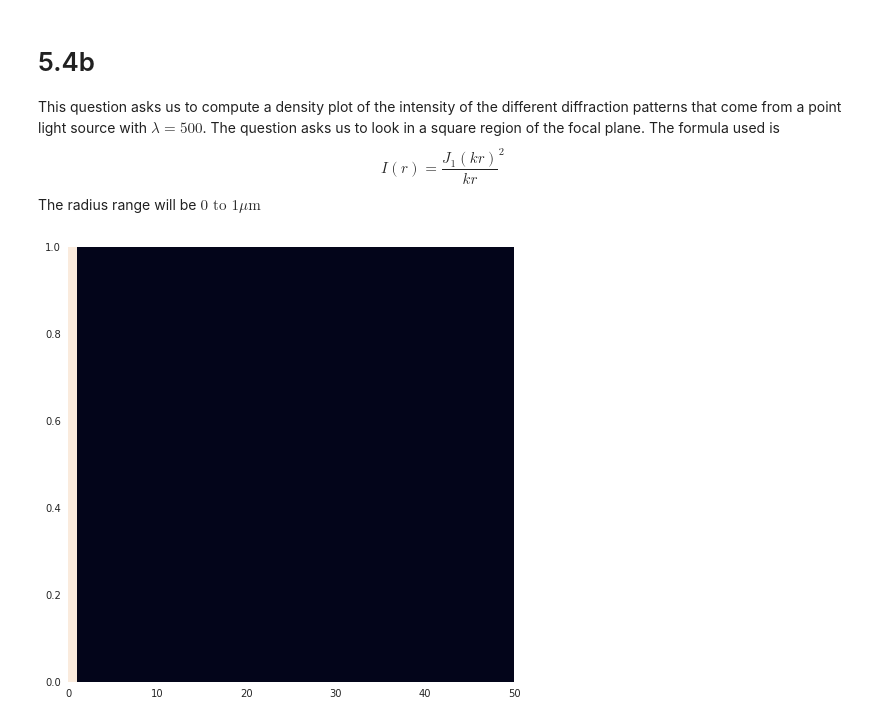
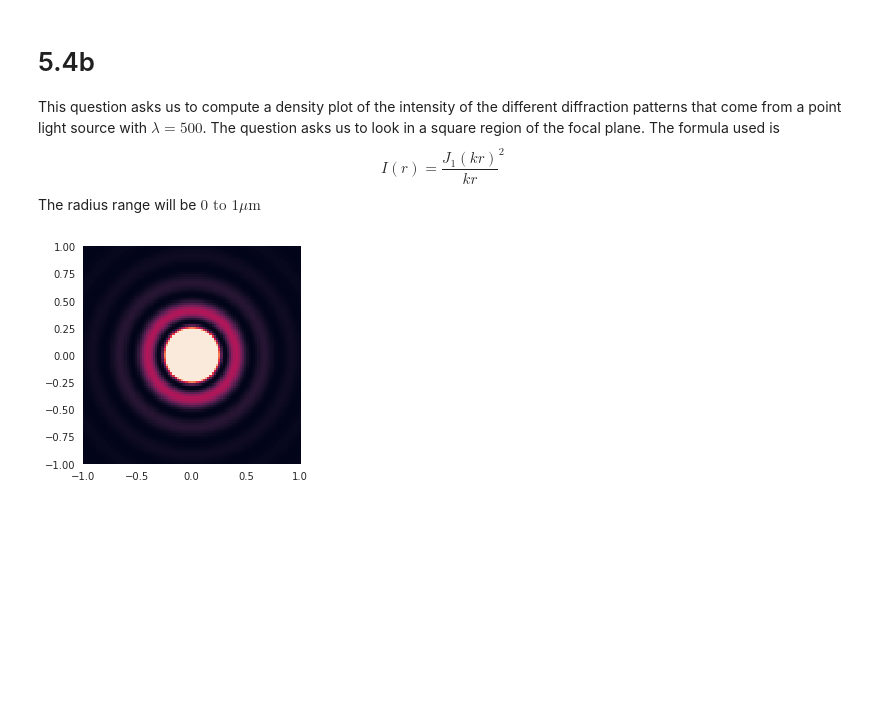
Before and after one commit to andrewkhardy/PHY-407, a Jupyter notebook: Lab02_Q2B.ipynb, the cells around one changed output. Saved outputs shown, nothing was run; the diff lists cells and outputs as text; code cells hidden in the pictures; blank space fills up the shorter version.

```diff
--- a/Lab02_Q2B.ipynb
+++ b/Lab02_Q2B.ipynb
@@ -77,6 +69,12 @@ Intensity = np.meshgrid(a_intensity)
-# %%
-plt.figure(figsize = (8,8))
-plt.pcolormesh(Intensity)
-plt.show()
-# %% [output]
-[figure, removed]
+# %%
+x,y = np.mgrid[-1:1:100j,-1:1:100j]
+r = np.sqrt(x**2 + y**2)
+wavelength = 0.5
+k = 2*np.pi/wavelength
+
+I = (J(1,r*k)/k/r)**2
+plt.imshow(I,vmax=0.1/10,extent=(-1,1,-1,1))
+ax = plt.gca()
+ax.grid(False)
+# %% [output]
+[figure, added]
```
Also changed, not shown: parts of 2 cells of this notebook.
